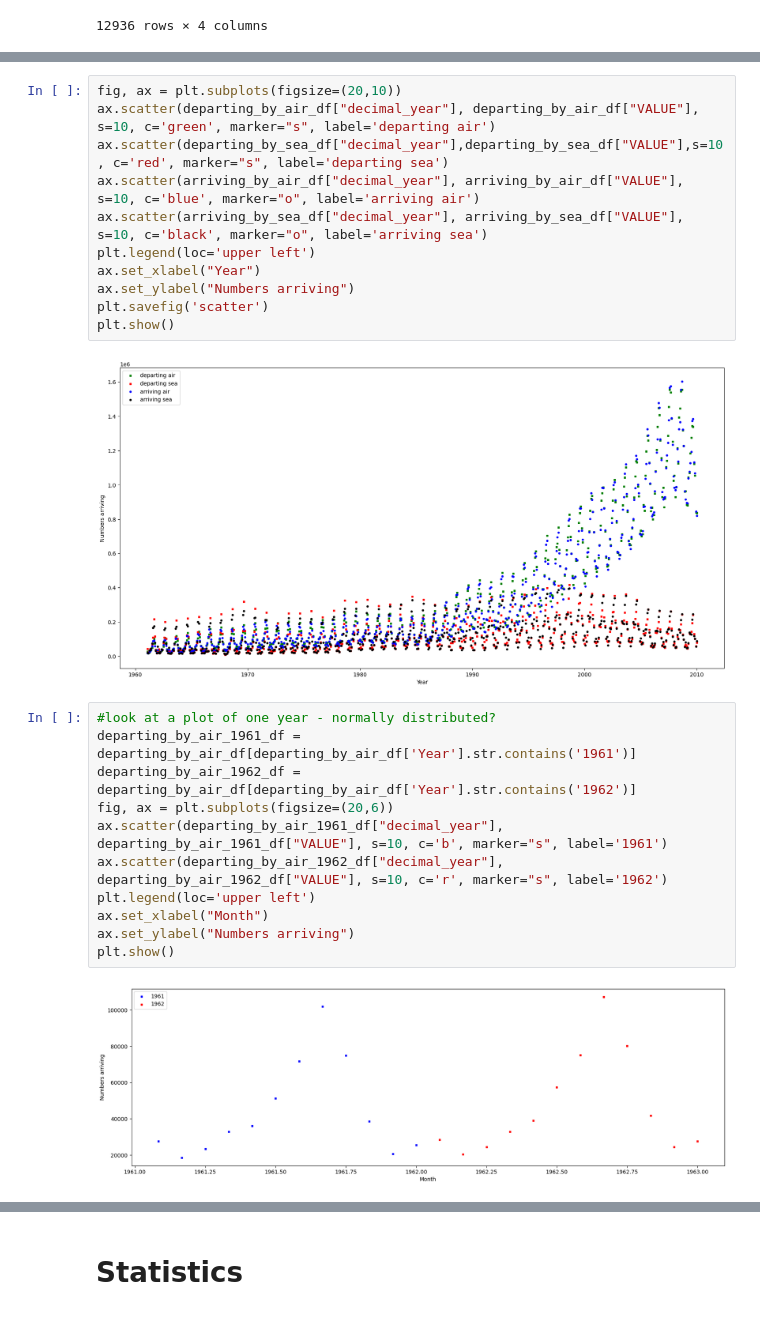
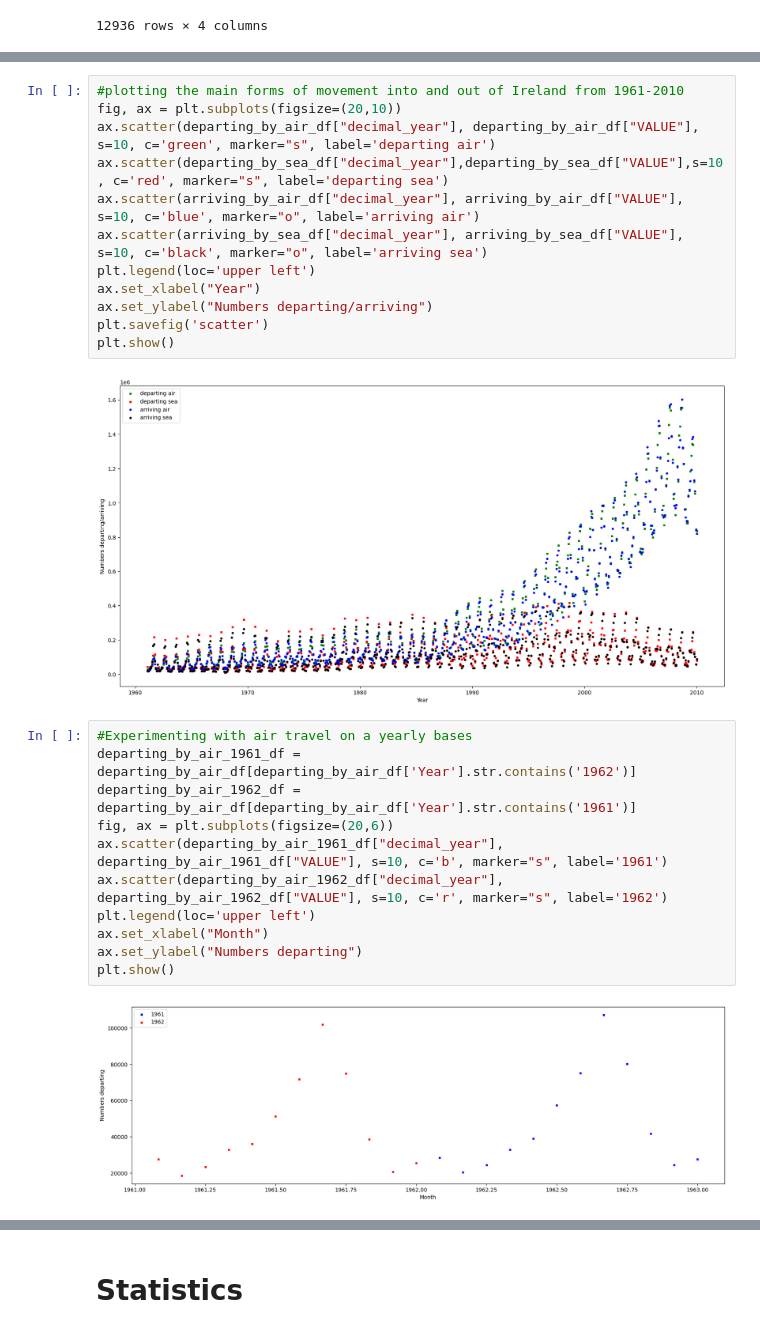
Before and after one commit to CCT-Dublin/ca1-claireobrien00, a Jupyter notebook: Passenger Movement Final.ipynb, the cells around one changed output, grey strips where cells are left out. Saved outputs shown, nothing was run; the diff lists cells and outputs as text.

```diff
--- a/Passenger Movement Final.ipynb
+++ b/Passenger Movement Final.ipynb
@@ -240,6 +261,7 @@ arriving_by_sea_df = arriving_net_df[arriving_df['Type of Passenger Movement'].i
 departing_by_air_df = departing_net_df[departing_df['Type of Passenger Movement'].isin(['Passenger Movement by Air from All Airports'])]
 departing_by_sea_df = departing_net_df[departing_df['Type of Passenger Movement'].isin(['Passenger Movement by Sea to All Countries'])]
 # %%
+#plotting the main forms of movement into and out of Ireland from 1961-2010
 fig, ax = plt.subplots(figsize=(20,10))
 ax.scatter(departing_by_air_df["decimal_year"], departing_by_air_df["VALUE"], s=10, c='green', marker="s", label='departing air')
 ax.scatter(departing_by_sea_df["decimal_year"],departing_by_sea_df["VALUE"],s=10, c='red', marker="s", label='departing sea')
@@ -247,22 +269,22 @@ ax.scatter(arriving_by_air_df["decimal_year"], arriving_by_air_df["VALUE"], s=10
 ax.scatter(arriving_by_sea_df["decimal_year"], arriving_by_sea_df["VALUE"], s=10, c='black', marker="o", label='arriving sea')
 plt.legend(loc='upper left')
 ax.set_xlabel("Year")
-ax.set_ylabel("Numbers arriving")
+ax.set_ylabel("Numbers departing/arriving")
 plt.savefig('scatter')
 plt.show()
 # %% [output]
-[figure, old version]
+[figure, new version]
 # %%
-#look at a plot of one year - normally distributed?
-departing_by_air_1961_df = departing_by_air_df[departing_by_air_df['Year'].str.contains('1961')]
-departing_by_air_1962_df = departing_by_air_df[departing_by_air_df['Year'].str.contains('1962')]
+#Experimenting with air travel on a yearly bases
+departing_by_air_1961_df = departing_by_air_df[departing_by_air_df['Year'].str.contains('1962')]
+departing_by_air_1962_df = departing_by_air_df[departing_by_air_df['Year'].str.contains('1961')]
 fig, ax = plt.subplots(figsize=(20,6))
 ax.scatter(departing_by_air_1961_df["decimal_year"], departing_by_air_1961_df["VALUE"], s=10, c='b', marker="s", label='1961')
 ax.scatter(departing_by_air_1962_df["decimal_year"], departing_by_air_1962_df["VALUE"], s=10, c='r', marker="s", label='1962')
 plt.legend(loc='upper left')
 ax.set_xlabel("Month")
-ax.set_ylabel("Numbers arriving")
+ax.set_ylabel("Numbers departing")
 plt.show()
 # %% [output]
-[figure, old version]
+[figure, new version]
 # %%
```
Also changed, not shown: parts of 71 cells of this notebook, 7 other files.
